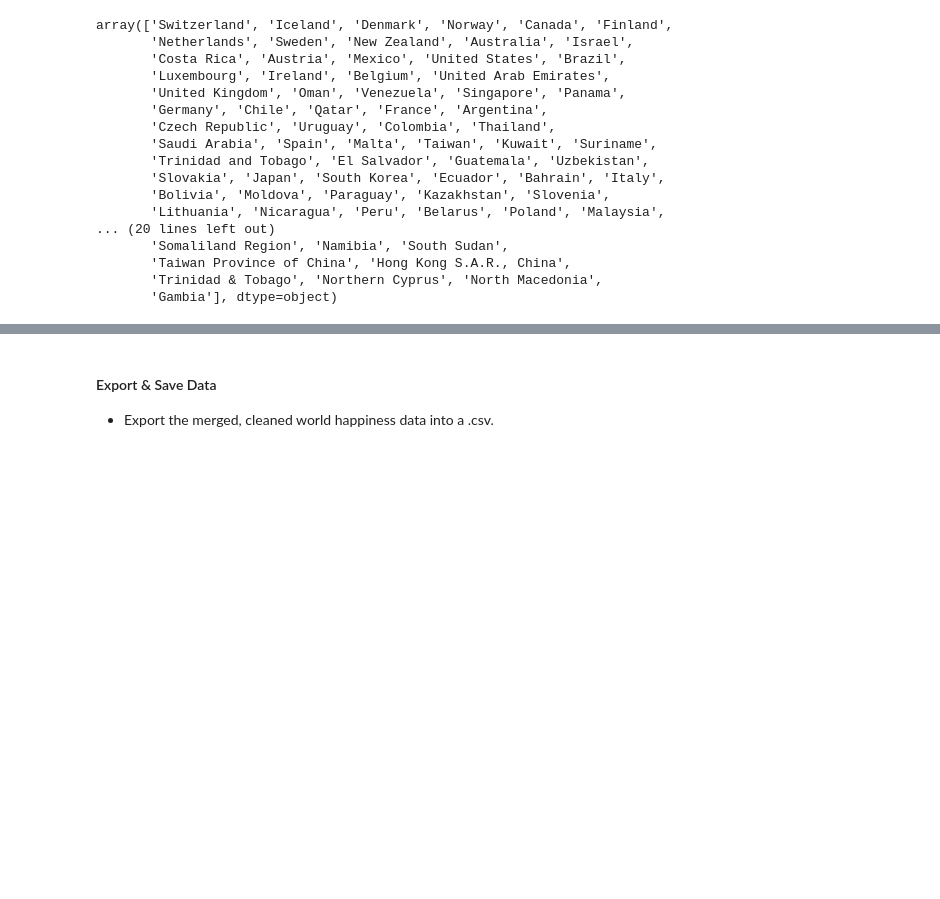
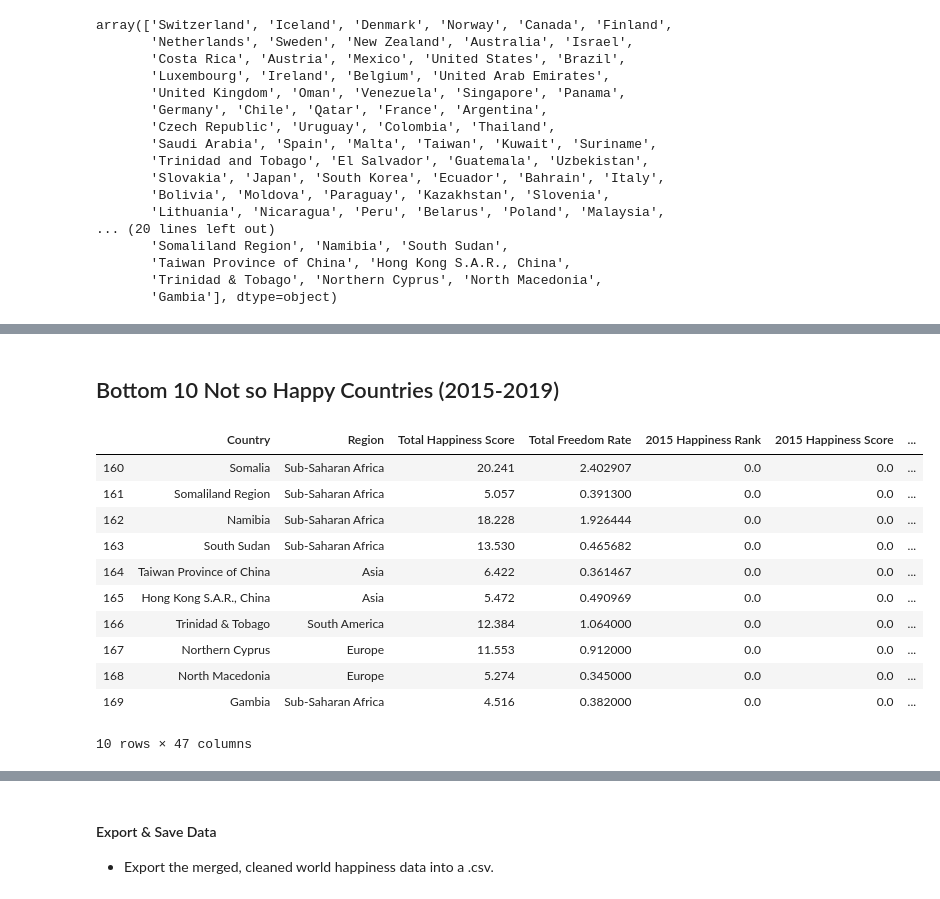
Before and after one commit to jeosqueri/Protest-Happiness-Analysis, a Jupyter notebook: Clean_World_Happiness.ipynb, the cells around one changed output, grey strips where cells are left out. Cells and saved outputs as stored; diff of their text form; code cells hidden in the pictures; blank space fills up the shorter version.

```diff
--- a/Clean_World_Happiness.ipynb
+++ b/Clean_World_Happiness.ipynb
@@ -415,0 +468,18 @@ clean_combined_happiness.head()
+# %% [markdown]
+## Bottom 10 Not so Happy Countries (2015-2019)
+# %%
+bottom10 = clean_combined_happiness.tail(10)
+bottom10
+# %% [output]
+|  | Country | Region | Total Happiness Score | Total Freedom Rate | 2015 Happiness Rank | 2015 Happiness Score | ... |
+| 160 | Somalia | Sub-Saharan Africa | 20.241 | 2.402907 | 0.0 | 0.0 | ... |
+| 161 | Somaliland Region | Sub-Saharan Africa | 5.057 | 0.391300 | 0.0 | 0.0 | ... |
+| 162 | Namibia | Sub-Saharan Africa | 18.228 | 1.926444 | 0.0 | 0.0 | ... |
+| 163 | South Sudan | Sub-Saharan Africa | 13.530 | 0.465682 | 0.0 | 0.0 | ... |
+| 164 | Taiwan Province of China | Asia | 6.422 | 0.361467 | 0.0 | 0.0 | ... |
+| 165 | Hong Kong S.A.R., China | Asia | 5.472 | 0.490969 | 0.0 | 0.0 | ... |
+| 166 | Trinidad & Tobago | South America | 12.384 | 1.064000 | 0.0 | 0.0 | ... |
+| 167 | Northern Cyprus | Europe | 11.553 | 0.912000 | 0.0 | 0.0 | ... |
+| 168 | North Macedonia | Europe | 5.274 | 0.345000 | 0.0 | 0.0 | ... |
+| 169 | Gambia | Sub-Saharan Africa | 4.516 | 0.382000 | 0.0 | 0.0 | ... |
+10 rows × 47 columns
```
Also changed, not shown: parts of 13 cells of this notebook, 1 other file.
